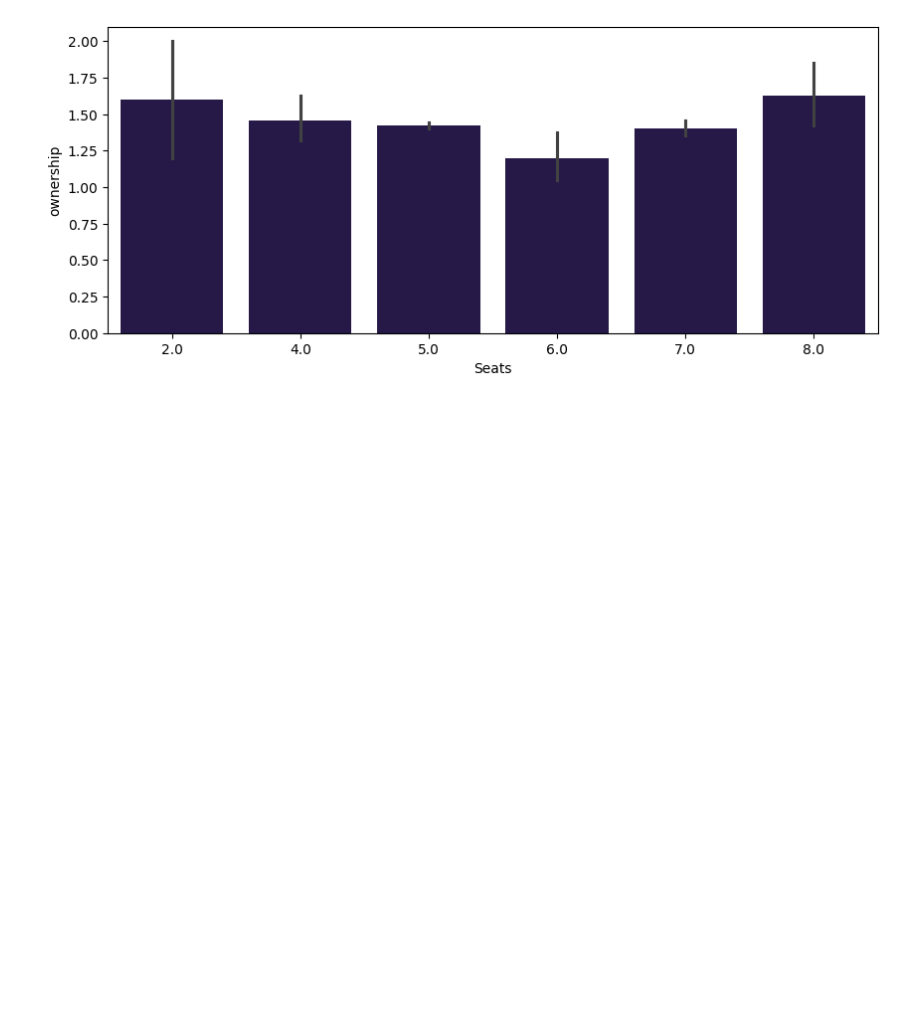
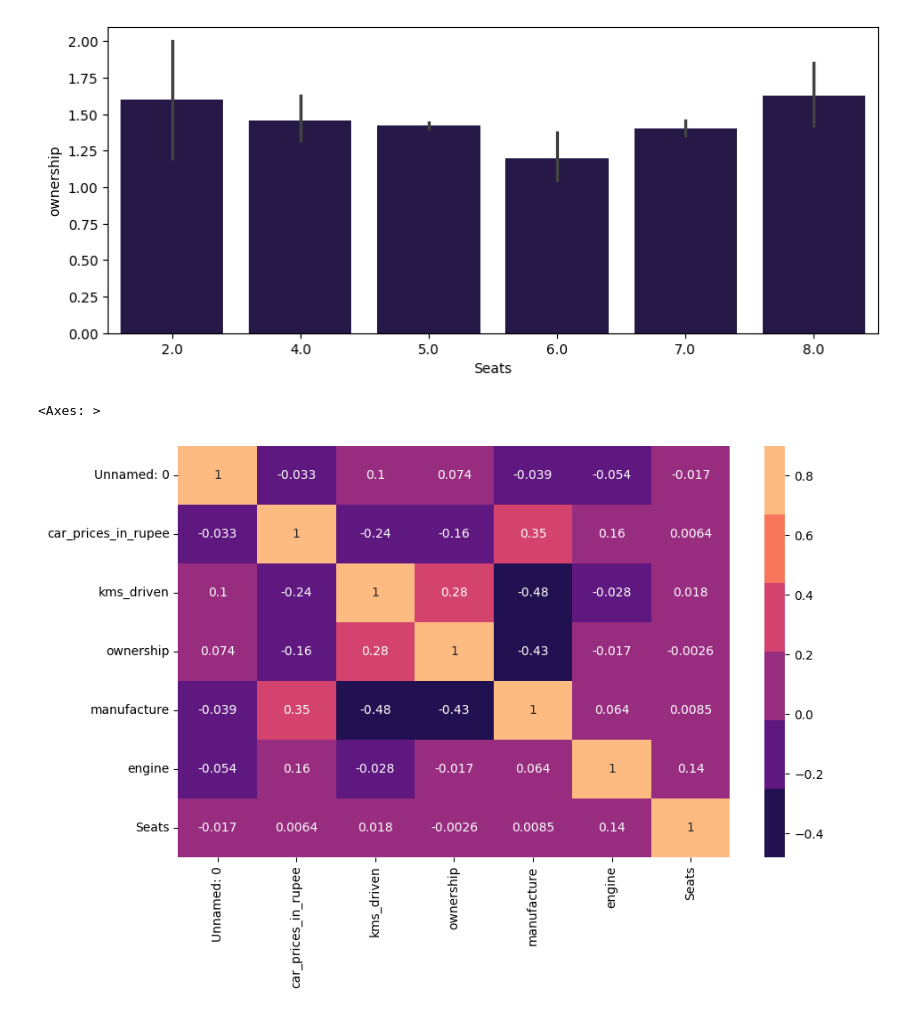
Before and after one commit to Saurabh-Rana17/Python-DSPL, a Jupyter notebook: exp2.ipynb, the cells around one changed output. Drawn from its saved outputs; the diff is of its cells as text; code cells hidden in the pictures; blank space fills up the shorter version.

```diff
--- a/exp2.ipynb
+++ b/exp2.ipynb
@@ -67,3 +67,10 @@ sns.barplot(x = "Seats", y = "ownership", data = df2)
 # %% [output]
 <Axes: xlabel='Seats', ylabel='ownership'>
 [figure]
+# %%
+plt.figure(figsize = (10, 6), dpi = 100)
+color = sns.color_palette("magma")
+sns.heatmap(df2.corr(), vmax=0.9, annot=True,cmap = color)
+# %% [output]
+<Axes: >
+[figure, added]
```
Also changed, not shown: parts of 2 cells of this notebook.
